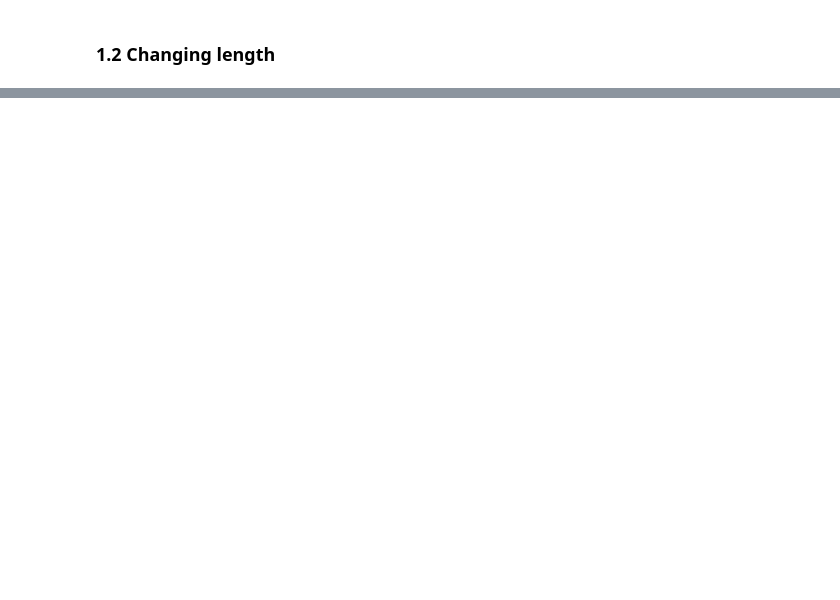
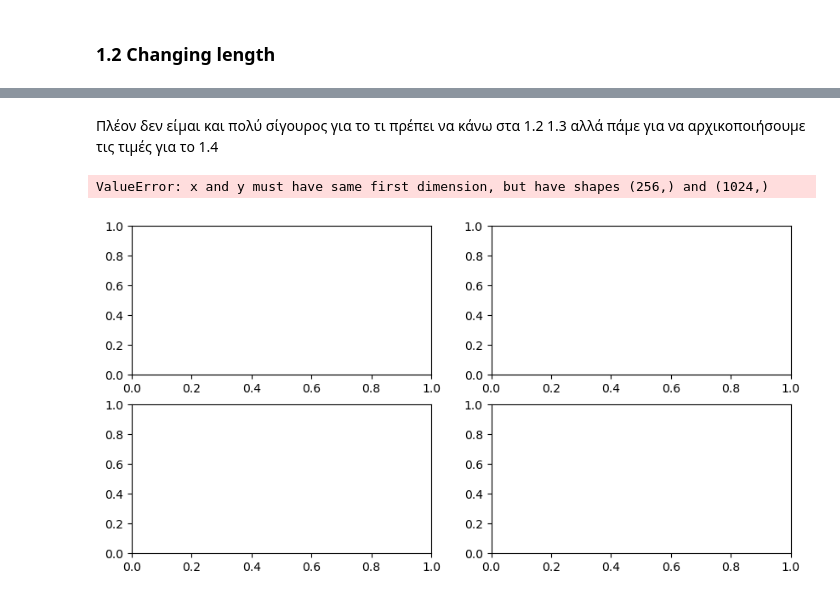
Before and after one commit to ElGreKost/DSP-Lab-Suite, a Jupyter notebook: Digital-Signal-Processing/dsp_project1/dsp_lab1_code.ipynb, the cells around one changed output, grey strips where cells are left out. Saved outputs shown, nothing was run; the diff lists cells and outputs as text; code cells hidden in the pictures; blank space fills up the shorter version.

```diff
--- a/Digital-Signal-Processing/dsp_project1/dsp_lab1_code.ipynb
+++ b/Digital-Signal-Processing/dsp_project1/dsp_lab1_code.ipynb
@@ -124,0 +125,61 @@ plt.show()
+# %% [markdown]
+Πλέον δεν είμαι και πολύ σίγουρος για το τι πρέπει να κάνω στα 1.2 1.3 αλλά πάμε για να αρχικοποιήσουμε τις τιμές για το 1.4
+# %%
+import matplotlib.pyplot as plt
+import numpy as np
+from numpy import pi
+from cmath import exp
+
+# Initial values:
+A1, A2 = 1, 0.05
+L = 256
+N = 1024
+w1, w2 = 0.25 * pi, 0.3 * pi
+phi1, phi2 = np.random.uniform(0, 2 * pi), np.random.uniform(0, 2 * pi)
+
+x1 = np.array([A1 * exp(1j * (w1 * n + phi1)) for n in range(N)])
+x2 = np.array([A2 * exp(1j * (w2 * n + phi2)) for n in range(N)])
+w_hamm, w_rect = np.zeros(N), np.zeros(N)
+w_rect[256:512], w_hamm[256:512] = 1, np.hamming(L)
+
+# C = A * B se np array to C θα έχει διαστάσεις του  A,B kai C[i] = A[i] * B[i] αντίστοιχα για το  +
+y_hamm = w_hamm * (x1 + x2)
+y_rect = w_rect * (x1 + x2)
+
+Ts = 1  # time interval between samples.
+t = np.arange(0, L, Ts)
+
+# Plot the signal
+fig, axs = plt.subplots(nrows=2, ncols=2, figsize=(10, 5))
+
+axs[0][0].plot(t, np.real(x1), label='Real part')
+axs[0][0].plot(t, np.imag(x1), label='Imaginary part')
+axs[0][0].set_xlabel('Time (s)')
+axs[0][0].set_ylabel('Amplitude')
+axs[0][0].set_title('x1')
+axs[0][0].legend()
+
+axs[0][1].plot(t, np.real(x2), label='Real part')
+axs[0][1].plot(t, np.imag(x2), label='Imaginary part')
+axs[0][1].set_xlabel('Time (s)')
+axs[0][1].set_ylabel('Amplitude')
+axs[0][1].set_title('x2')
+axs[0][1].legend()
+
+axs[1][0].plot(t, w_rect)
+axs[1][0].set_xlabel('Time (s)')
+axs[1][0].set_ylabel('Amplitude')
+axs[1][0].set_title('hamming window')
+
+axs[1][1].plot(t, y_arr[0])
+axs[1][1].set_xlabel('Time (s)')
+axs[1][1].set_ylabel('Amplitude')
+axs[1][1].set_title(f'y = w_hamming * (x1 + x2) ')
+
+# Add spacing between subplots.
+fig.tight_layout()
+
+plt.show()
+# %% [output]
+ValueError: x and y must have same first dimension, but have shapes (256,) and (1024,)
+[figure, added]
```
Also changed, not shown: parts of 5 cells of this notebook.
